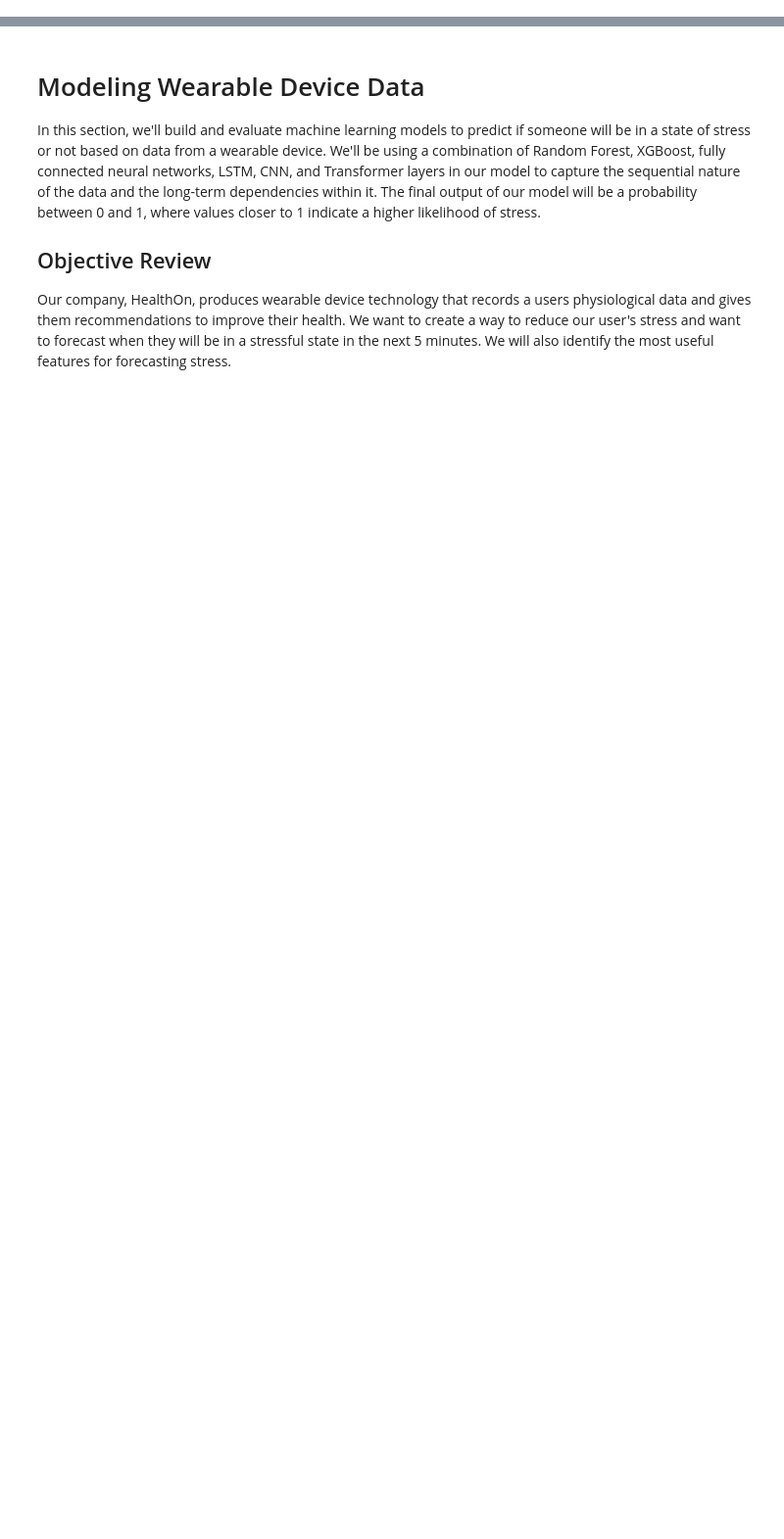
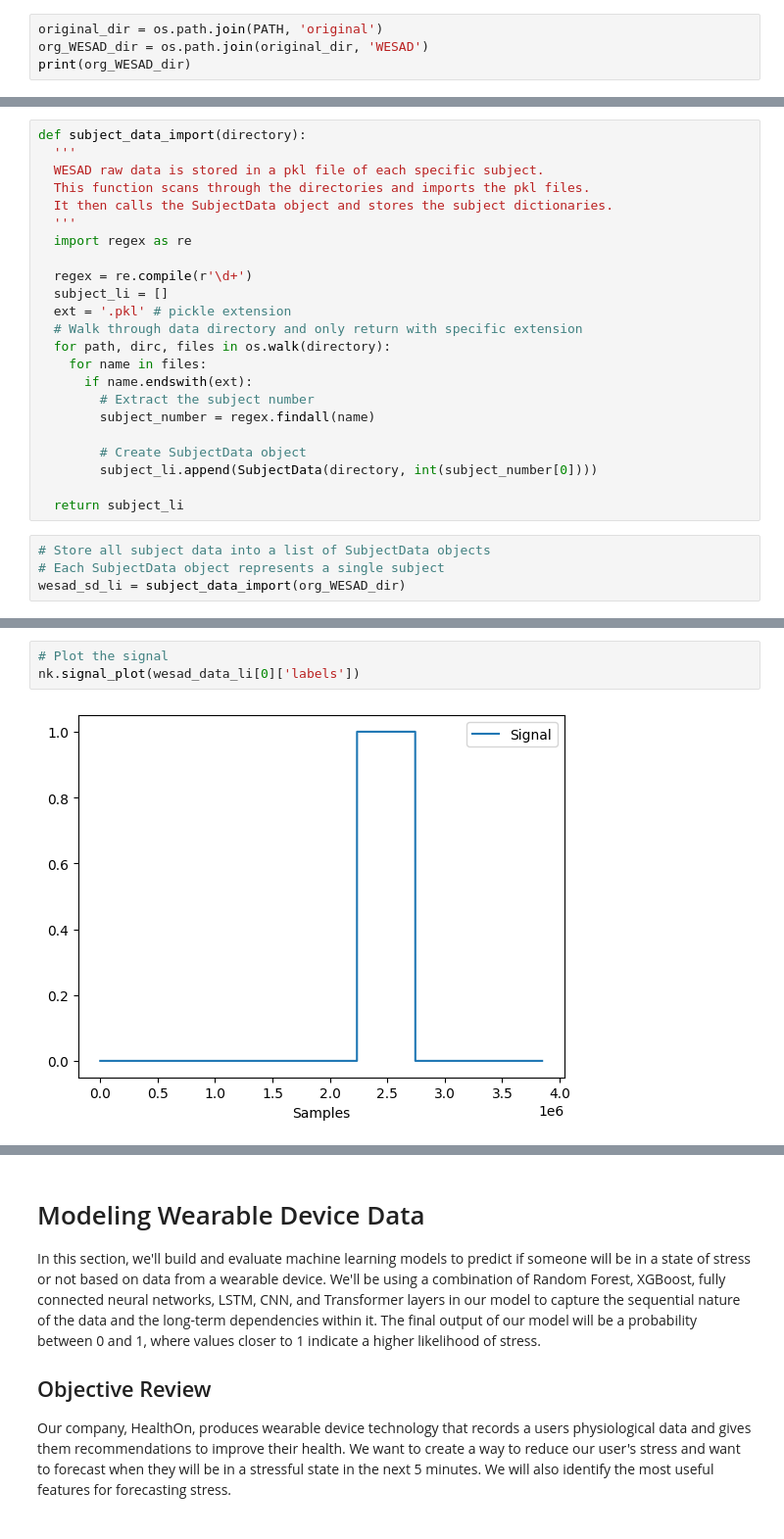
Before and after one commit to kjspring/stress-detection-wearable-devices, a Jupyter notebook: notebooks/modeling_WESAD_all_subjects.ipynb, the cells around one changed output, grey strips where cells are left out. Shown at 98% size. Saved outputs shown, nothing was run; the diff lists cells and outputs as text; blank space fills up the shorter version.

```diff
--- a/notebooks/modeling_WESAD_all_subjects.ipynb
+++ b/notebooks/modeling_WESAD_all_subjects.ipynb
@@ -2,0 +134,4 @@
+# %%
+original_dir = os.path.join(PATH, 'original')
+org_WESAD_dir = os.path.join(original_dir, 'WESAD')
+print(org_WESAD_dir)
@@ -2,0 +191,27 @@
+# %%
+def subject_data_import(directory):
+  '''
+  WESAD raw data is stored in a pkl file of each specific subject.
+  This function scans through the directories and imports the pkl files.
+  It then calls the SubjectData object and stores the subject dictionaries.
+  '''
+  import regex as re
+
+  regex = re.compile(r'\d+')
+  subject_li = []
+  ext = '.pkl' # pickle extension
+  # Walk through data directory and only return with specific extension
+  for path, dirc, files in os.walk(directory):
+    for name in files:
+      if name.endswith(ext):
+        # Extract the subject number
+        subject_number = regex.findall(name)
+
+        # Create SubjectData object
+        subject_li.append(SubjectData(directory, int(subject_number[0])))
+
+  return subject_li
+# %%
+# Store all subject data into a list of SubjectData objects
+# Each SubjectData object represents a single subject
+wesad_sd_li = subject_data_import(org_WESAD_dir)
@@ -2,0 +300,5 @@
+# %%
+# Plot the signal
+nk.signal_plot(wesad_data_li[0]['labels'])
+# %% [output]
+[figure, added]
```
Also changed, not shown: parts of 44 cells of this notebook.
